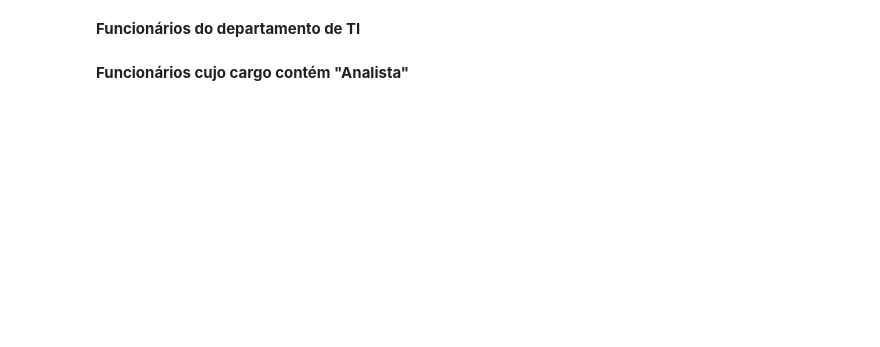
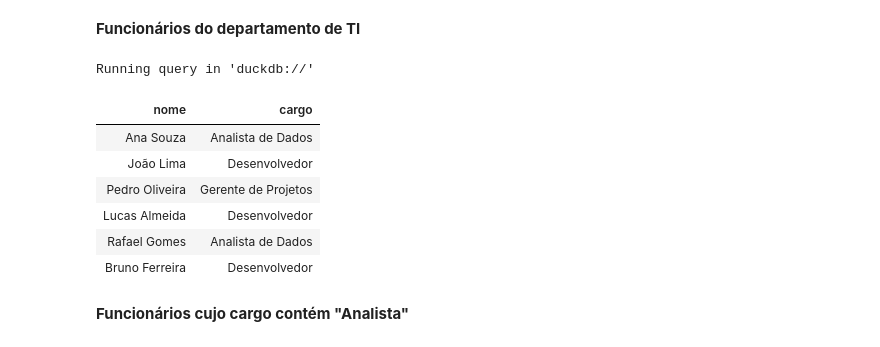
Before and after one commit to wallingson12/SQL, a Jupyter notebook: SQL_QUERYS.ipynb, the cells around one changed output. Saved outputs shown, nothing was run; the diff lists cells and outputs as text; code cells hidden in the pictures; blank space fills up the shorter version.

```diff
--- a/SQL_QUERYS.ipynb
+++ b/SQL_QUERYS.ipynb
@@ -164,10 +261,19 @@ GROUP BY d.nome;
 # %%
 %%sql
 SELECT f.nome, c.nome AS cargo
 FROM funcionarios f
-JOIN cargos c ON f.id_cargo = c.id_cargo
-JOIN departamentos d ON c.id_departamento = d.id_departamento
+JOIN cargos c ON f.cargo_id = c.id
+JOIN departamentos d ON c.departamento_id = d.id
 WHERE d.nome = 'TI';
+# %% [output]
+Running query in 'duckdb://'
+| nome | cargo |
+| Ana Souza | Analista de Dados |
+| João Lima | Desenvolvedor |
+| Pedro Oliveira | Gerente de Projetos |
+| Lucas Almeida | Desenvolvedor |
+| Rafael Gomes | Analista de Dados |
+| Bruno Ferreira | Desenvolvedor |
 # %% [markdown]
 **Funcionários cujo cargo contém "Analista"**
 # %%
```
Also changed, not shown: parts of 16 cells of this notebook.
